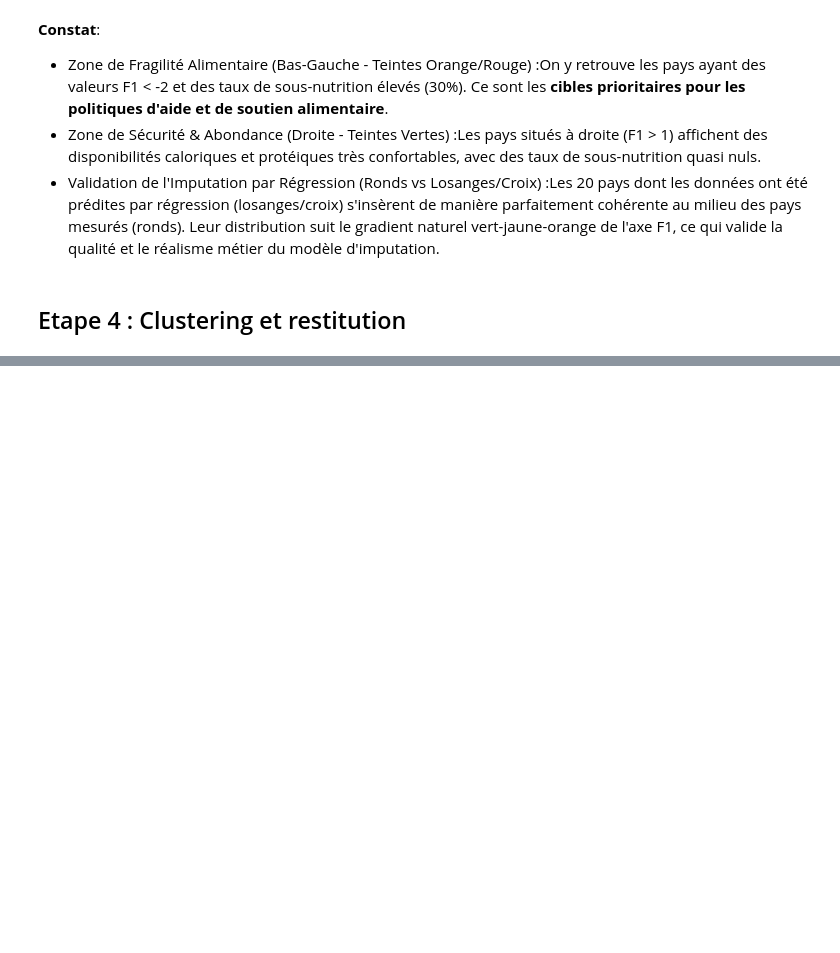
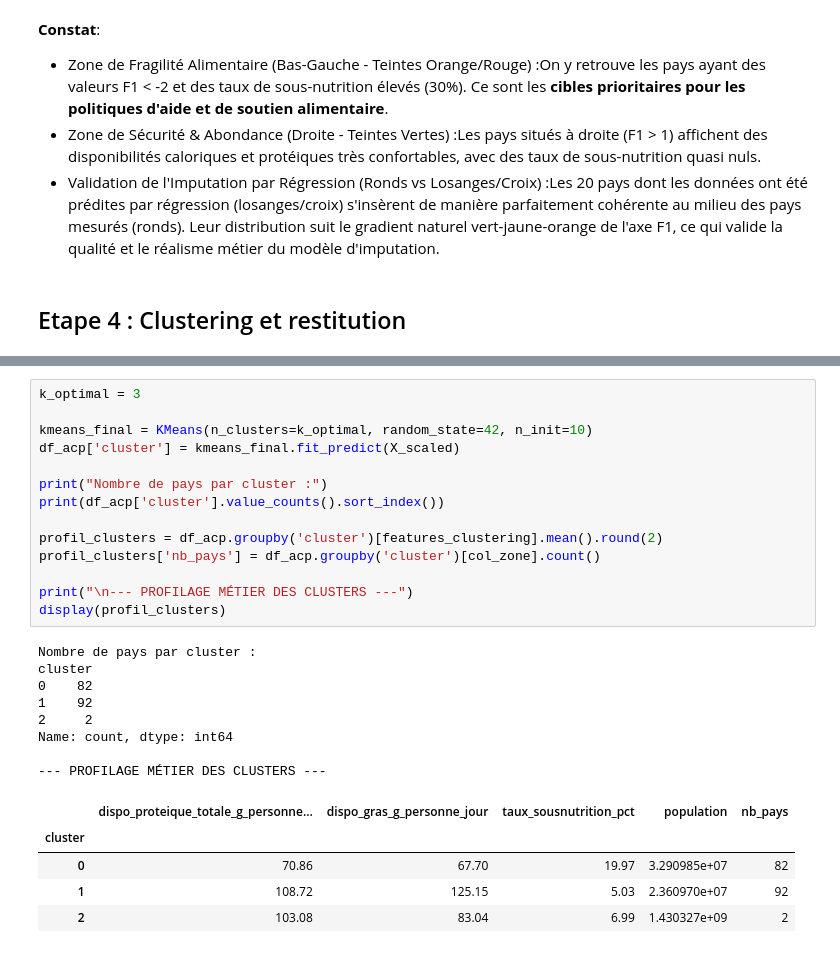
Before and after one commit to LalouhC/FAO_Datalab, a Jupyter notebook: notebooks/Analyse_FAO.ipynb, the cells around one changed output, grey strips where cells are left out. Cells and saved outputs as stored; diff of their text form; blank space fills up the shorter version.

```diff
--- a/notebooks/Analyse_FAO.ipynb
+++ b/notebooks/Analyse_FAO.ipynb
@@ -2734,0 +2775,28 @@ fig.show()
+# %%
+k_optimal = 3
+
+kmeans_final = KMeans(n_clusters=k_optimal, random_state=42, n_init=10)
+df_acp['cluster'] = kmeans_final.fit_predict(X_scaled)
+
+print("Nombre de pays par cluster :")
+print(df_acp['cluster'].value_counts().sort_index())
+
+profil_clusters = df_acp.groupby('cluster')[features_clustering].mean().round(2)
+profil_clusters['nb_pays'] = df_acp.groupby('cluster')[col_zone].count()
+
+print("\n--- PROFILAGE MÉTIER DES CLUSTERS ---")
+display(profil_clusters)
+# %% [output]
+Nombre de pays par cluster :
+cluster
+0    82
+1    92
+2     2
+Name: count, dtype: int64
+
+--- PROFILAGE MÉTIER DES CLUSTERS ---
+|  | dispo_proteique_totale_g_personne... | dispo_gras_g_personne_jour | taux_sousnutrition_pct | population | nb_pays |
+| cluster |  |  |  |  |  |
+| 0 | 70.86 | 67.70 | 19.97 | 3.290985e+07 | 82 |
+| 1 | 108.72 | 125.15 | 5.03 | 2.360970e+07 | 92 |
+| 2 | 103.08 | 83.04 | 6.99 | 1.430327e+09 | 2 |
```
Also changed, not shown: parts of 12 cells of this notebook.
